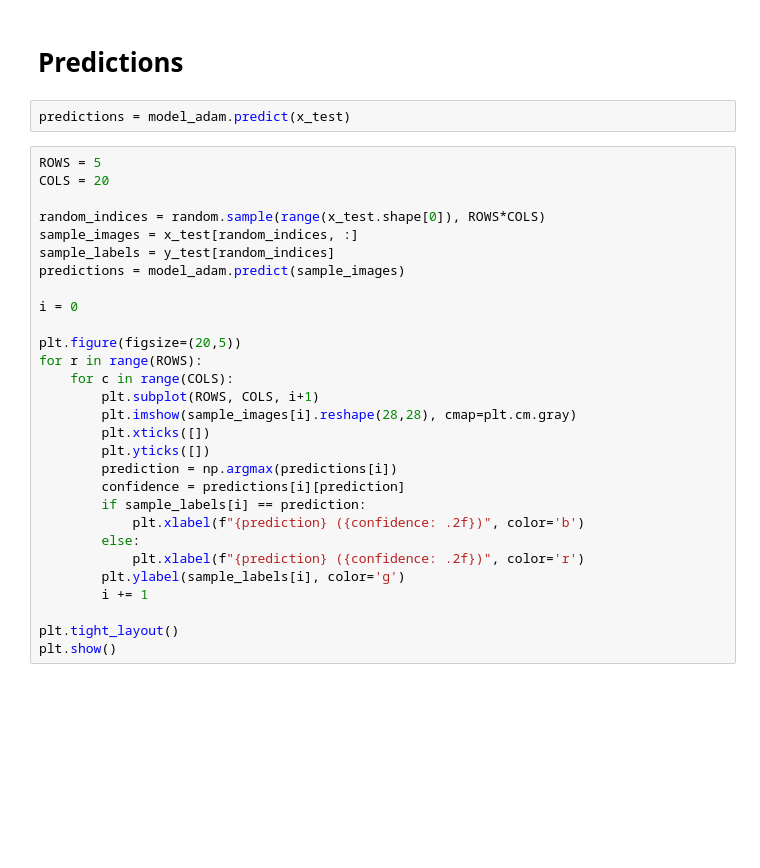
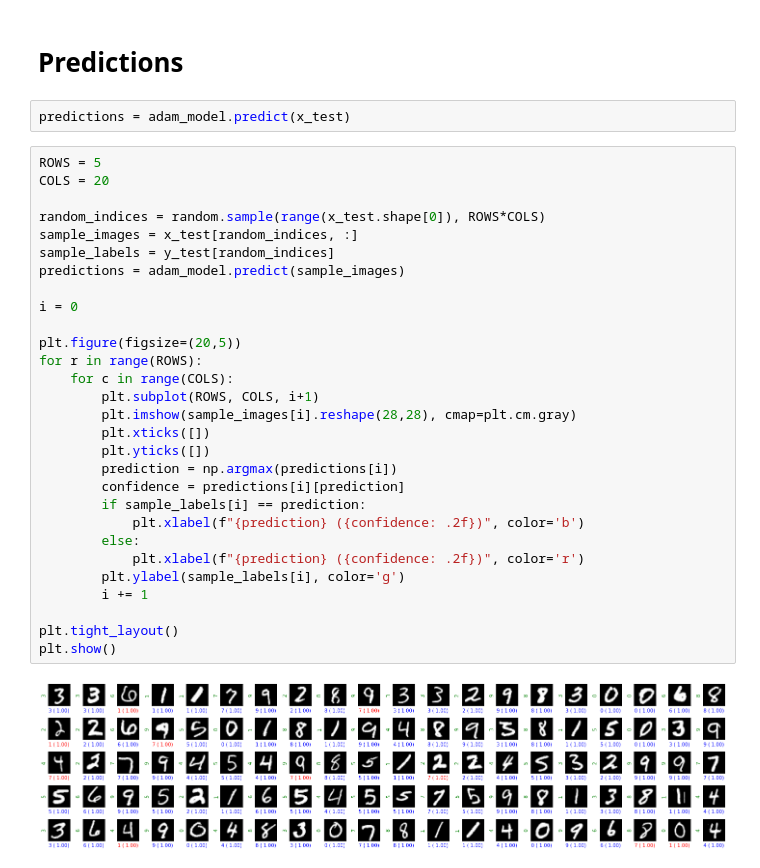
Before and after one commit to mhpranta12/CVPR, a Jupyter notebook: prog_aasignment_combined.ipynb, the cells around one changed output. Cells and saved outputs as stored; diff of their text form; blank space fills up the shorter version.

```diff
--- a/prog_aasignment_combined.ipynb
+++ b/prog_aasignment_combined.ipynb
@@ -269,33 +323,35 @@ plt.show()
 # %% [markdown]
 # Predictions
 # %%
-predictions = model_adam.predict(x_test)
+predictions = adam_model.predict(x_test)
 # %%
 ROWS = 5
 COLS = 20
 
 random_indices = random.sample(range(x_test.shape[0]), ROWS*COLS)
 sample_images = x_test[random_indices, :]
 sample_labels = y_test[random_indices]
-predictions = model_adam.predict(sample_images)
+predictions = adam_model.predict(sample_images)
 
 i = 0
 
 plt.figure(figsize=(20,5))
 for r in range(ROWS):
     for c in range(COLS):
         plt.subplot(ROWS, COLS, i+1)
         plt.imshow(sample_images[i].reshape(28,28), cmap=plt.cm.gray)
         plt.xticks([])
         plt.yticks([])
         prediction = np.argmax(predictions[i])
         confidence = predictions[i][prediction]
         if sample_labels[i] == prediction:
             plt.xlabel(f"{prediction} ({confidence: .2f})", color='b')
         else:
             plt.xlabel(f"{prediction} ({confidence: .2f})", color='r')
         plt.ylabel(sample_labels[i], color='g')
         i += 1
 
 plt.tight_layout()
 plt.show()
+# %% [output]
+[figure, added]
```
Also changed, not shown: parts of 16 cells of this notebook.
